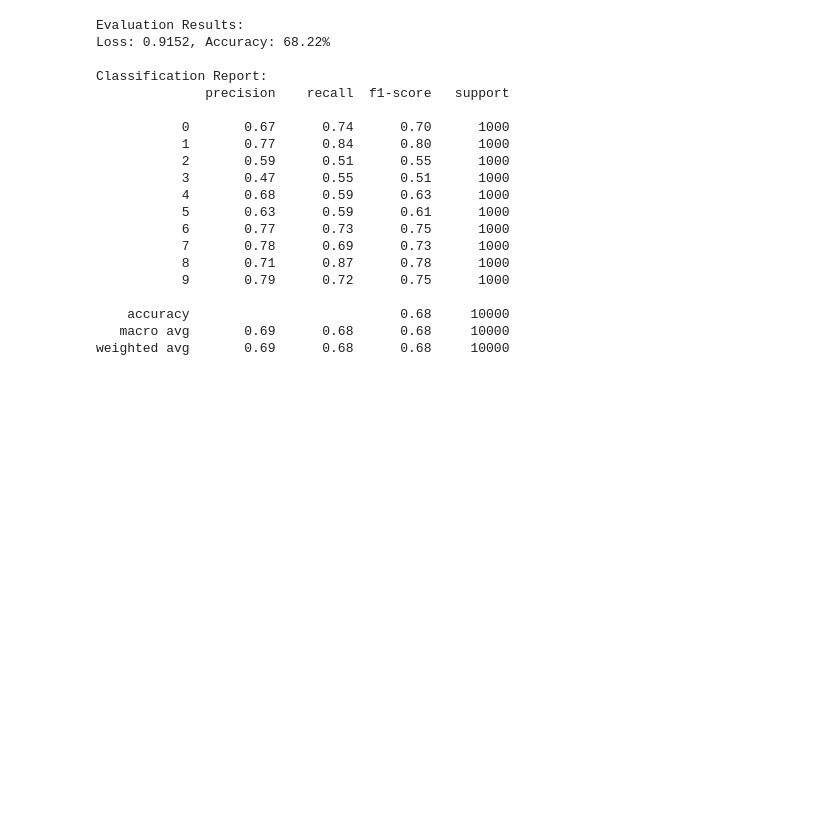
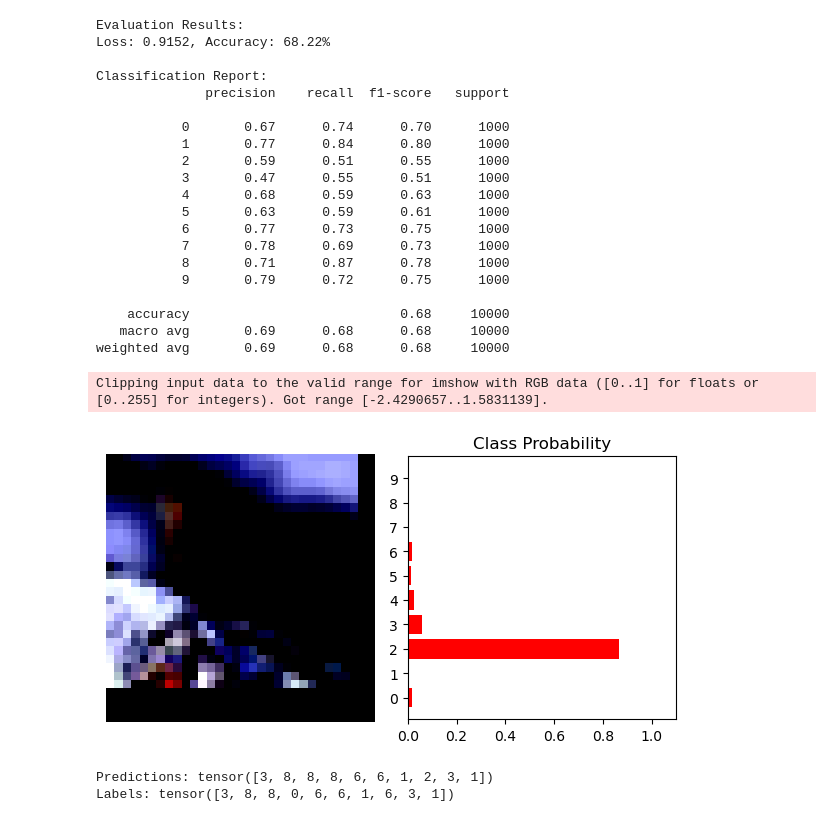
Before and after one commit to yonashanel/ma1, a Jupyter notebook: assignments/cnn.ipynb, the cells around one changed output. Cells and saved outputs as stored; diff of their text form; code cells hidden in the pictures; blank space fills up the shorter version.

```diff
--- a/assignments/cnn.ipynb
+++ b/assignments/cnn.ipynb
@@ -273,6 +274,9 @@ criterion = nn.CrossEntropyLoss()
 
 # Set optimizer with optimizer
 optimizer = torch.optim.Adam(model.parameters(), lr = LEARNING_RATE, weight_decay = WEIGHT_DECAY)
+# %%
+# Adding scheduler to adjust learning rate if validation loss stops improving
+scheduler = torch.optim.lr_scheduler.StepLR(optimizer, step_size=10, gamma=0.5) # Reduces LR if validation loss stops improving
 # %% [markdown]
 ### 6. Training
 # %%
@@ -281,6 +285,7 @@ model, history = fit(
     train_loader = train_loader,
     val_loader = val_loader,
     optimizer = optimizer,
+    scheduler = scheduler,
     criterion = criterion,
     num_epochs = NUM_EPOCHS,
     device = device,
@@ -429,0 +445,45 @@ weighted avg       0.69      0.68      0.68     10000
+# %%
+index = np.random.randint(len(test))  # Randomly select an index
+image, label = test[index]
+
+# Prepare the image for prediction
+model.eval()  # Set the model to evaluation mode
+with torch.no_grad():
+    input_image = image.unsqueeze(0).to(device)                     # Add batch dimension and move to device
+    outputs = model(input_image)                                    # Get model predictions
+
+probabilities = F.softmax(outputs[0], dim=0).cpu().numpy().squeeze()
+
+fig, (ax1, ax2) = plt.subplots(figsize=(6,8), ncols=2)
+img = image.view(3, 32, 32)
+ax1.imshow(img.permute(1, 2, 0).detach().cpu().numpy().squeeze())
+ax1.axis('off')
+ax2.barh(np.arange(10), probabilities, color='r' )
+ax2.set_aspect(0.1)
+ax2.set_yticks(np.arange(10))
+ax2.set_yticklabels(np.arange(10))
+ax2.set_title('Class Probability')
+ax2.set_xlim(0, 1.1)
+
+plt.tight_layout()
+# %% [output]
+Clipping input data to the valid range for imshow with RGB data ([0..1] for floats or [0..255] for integers). Got range [-2.4290657..1.5831139].
+[figure, added]
+# %%
+test_load_all = to_dataloader(test, batch_size=len(test), shuffle=False, num_workers=4, pin_memory=True)
+images, labels = next(iter(test_load_all))
+
+with torch.no_grad():
+    images, labels = images.to(device), labels.to(device)
+    predictions = model(images)  # Make predictions
+
+# Debugging: Print out the first few predictions and labels
+print("Predictions:", torch.argmax(predictions, dim=1)[:10])
+print("Labels:", labels[:10])
+
+# Convert images to numpy arrays for visualization
+images_np = [i.mean(dim=0).cpu().numpy() for i in images]
+class_names = [classes[label] for label in labels]
+# %% [output]
+Predictions: tensor([3, 8, 8, 8, 6, 6, 1, 2, 3, 1])
+Labels: tensor([3, 8, 8, 0, 6, 6, 1, 6, 3, 1])
```
Also changed, not shown: parts of 3 cells of this notebook, 1 other file.
